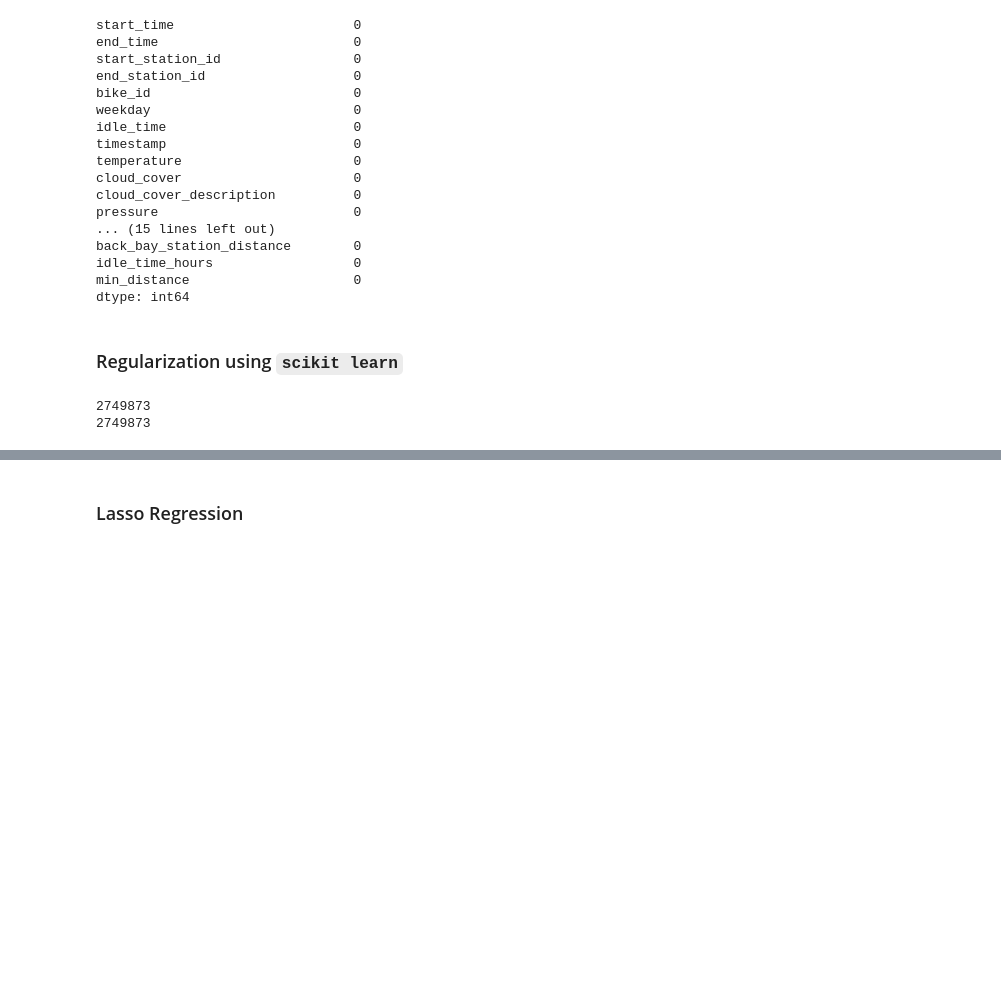
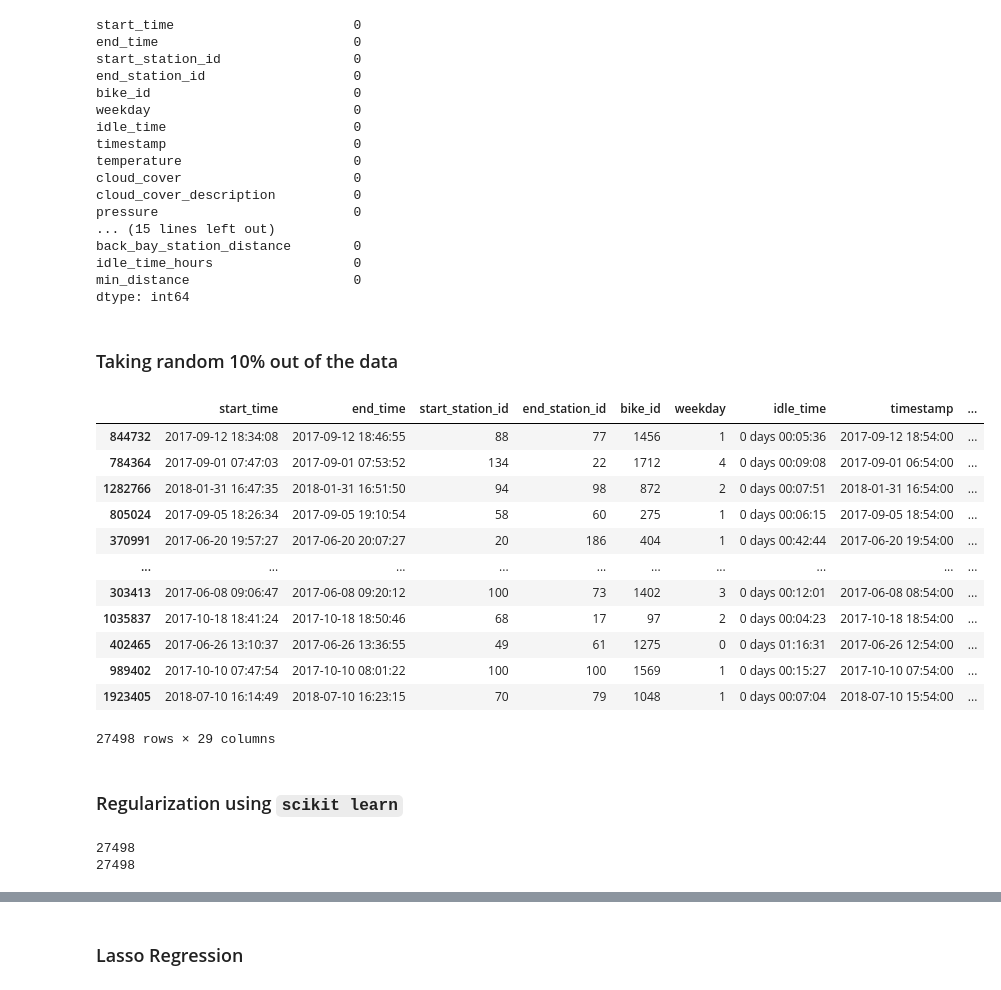
Before and after one commit to Oxford012/DDT, a Jupyter notebook: Jonathan/lasso_regression.ipynb, the cells around one changed output, grey strips where cells are left out. Saved outputs shown, nothing was run; the diff lists cells and outputs as text; code cells hidden in the pictures; blank space fills up the shorter version.

```diff
--- a/Jonathan/lasso_regression.ipynb
+++ b/Jonathan/lasso_regression.ipynb
@@ -581,16 +583,36 @@ back_bay_station_distance        0
 idle_time_hours                  0
 min_distance                     0
 dtype: int64
+# %% [markdown]
+### Taking random 10% out of the  data
+# %%
+train_groesse = int(len(merged_data)/100)
+train_data = merged_data.sample(n=train_groesse, random_state=42)
+train_data
+# %% [output]
+|  | start_time | end_time | start_station_id | end_station_id | bike_id | weekday | idle_time | timestamp | ... |
+| 844732 | 2017-09-12 18:34:08 | 2017-09-12 18:46:55 | 88 | 77 | 1456 | 1 | 0 days 00:05:36 | 2017-09-12 18:54:00 | ... |
+| 784364 | 2017-09-01 07:47:03 | 2017-09-01 07:53:52 | 134 | 22 | 1712 | 4 | 0 days 00:09:08 | 2017-09-01 06:54:00 | ... |
+| 1282766 | 2018-01-31 16:47:35 | 2018-01-31 16:51:50 | 94 | 98 | 872 | 2 | 0 days 00:07:51 | 2018-01-31 16:54:00 | ... |
+| 805024 | 2017-09-05 18:26:34 | 2017-09-05 19:10:54 | 58 | 60 | 275 | 1 | 0 days 00:06:15 | 2017-09-05 18:54:00 | ... |
+| 370991 | 2017-06-20 19:57:27 | 2017-06-20 20:07:27 | 20 | 186 | 404 | 1 | 0 days 00:42:44 | 2017-06-20 19:54:00 | ... |
+| ... | ... | ... | ... | ... | ... | ... | ... | ... | ... |
+| 303413 | 2017-06-08 09:06:47 | 2017-06-08 09:20:12 | 100 | 73 | 1402 | 3 | 0 days 00:12:01 | 2017-06-08 08:54:00 | ... |
+| 1035837 | 2017-10-18 18:41:24 | 2017-10-18 18:50:46 | 68 | 17 | 97 | 2 | 0 days 00:04:23 | 2017-10-18 18:54:00 | ... |
+| 402465 | 2017-06-26 13:10:37 | 2017-06-26 13:36:55 | 49 | 61 | 1275 | 0 | 0 days 01:16:31 | 2017-06-26 12:54:00 | ... |
+| 989402 | 2017-10-10 07:47:54 | 2017-10-10 08:01:22 | 100 | 100 | 1569 | 1 | 0 days 00:15:27 | 2017-10-10 07:54:00 | ... |
+| 1923405 | 2018-07-10 16:14:49 | 2018-07-10 16:23:15 | 70 | 79 | 1048 | 1 | 0 days 00:07:04 | 2018-07-10 15:54:00 | ... |
+27498 rows × 29 columns
 # %% [markdown]
 ### Regularization using `scikit learn`
 # %%
-xp = merged_data[['min_distance', 'station_density', 'temperature', 'weekday', 'city_center_distance','boston_university_distance','fenway_park_distance','harvard_university_distance','mit_distance','boston_common_distance','boston_public_garden_distance','newbury_street_distance','south_station_distance','north_station_distance','back_bay_station_distance']]
-yp = merged_data['idle_time']
+xp = train_data[['station_density', 'temperature', 'weekday', 'cloud_cover', 'start_station_id', 'end_station_id', 'city_center_distance','boston_university_distance','fenway_park_distance','harvard_university_distance','mit_distance','boston_common_distance','boston_public_garden_distance','newbury_street_distance','south_station_distance','north_station_distance','back_bay_station_distance']]
+yp = train_data['idle_time_hours']
 
 print(len(xp))
 print(len(yp))
 # %% [output]
-2749873
-2749873
+27498
+27498
 # %%
 # initialize model
```
Also changed, not shown: parts of 17 cells of this notebook.
